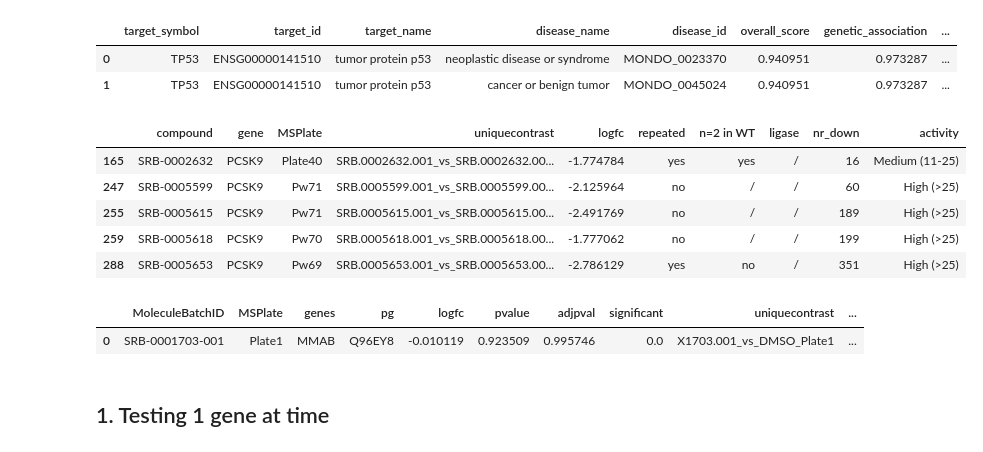
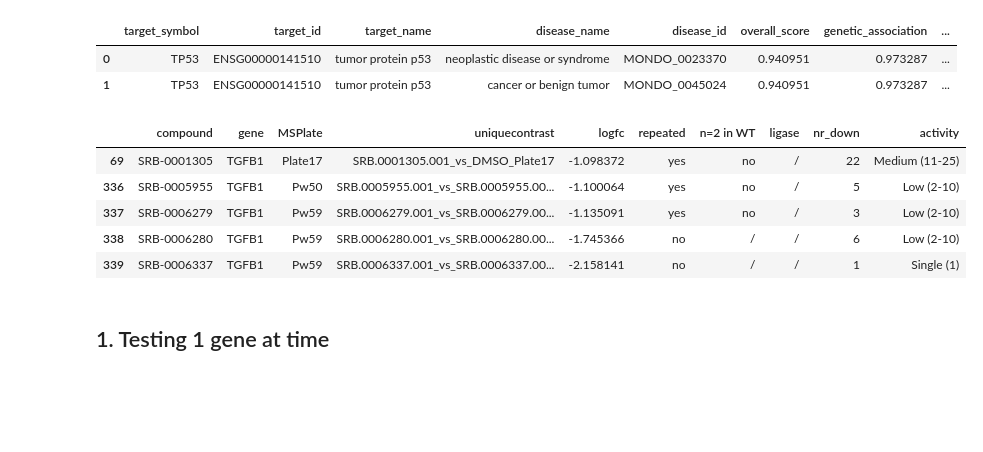
Before and after one commit to gtamo39/MS_ML, a Jupyter notebook: vignettes/MS_TargetML.ipynb, the cells around one changed output. Saved outputs shown, nothing was run; the diff lists cells and outputs as text; code cells hidden in the pictures; blank space fills up the shorter version.

```diff
--- a/vignettes/MS_TargetML.ipynb
+++ b/vignettes/MS_TargetML.ipynb
@@ -316,19 +445,14 @@ rows per priority area:
 # %%
 ## get Validaton data
 val = pd.read_csv(DROPBOX_VALIDATION).fillna('/')
-val[val['gene']=='PCSK9']
+val[val['gene']=='TGFB1']
 # %% [output]
 |  | compound | gene | MSPlate | uniquecontrast | logfc | repeated | n=2 in WT | ligase | nr_down | activity |
-| 165 | SRB-0002632 | PCSK9 | Plate40 | SRB.0002632.001_vs_SRB.0002632.00... | -1.774784 | yes | yes | / | 16 | Medium (11-25) |
-| 247 | SRB-0005599 | PCSK9 | Pw71 | SRB.0005599.001_vs_SRB.0005599.00... | -2.125964 | no | / | / | 60 | High (>25) |
-| 255 | SRB-0005615 | PCSK9 | Pw71 | SRB.0005615.001_vs_SRB.0005615.00... | -2.491769 | no | / | / | 189 | High (>25) |
-| 259 | SRB-0005618 | PCSK9 | Pw70 | SRB.0005618.001_vs_SRB.0005618.00... | -1.777062 | no | / | / | 199 | High (>25) |
-| 288 | SRB-0005653 | PCSK9 | Pw69 | SRB.0005653.001_vs_SRB.0005653.00... | -2.786129 | yes | no | / | 351 | High (>25) |
+| 69 | SRB-0001305 | TGFB1 | Plate17 | SRB.0001305.001_vs_DMSO_Plate17 | -1.098372 | yes | no | / | 22 | Medium (11-25) |
+| 336 | SRB-0005955 | TGFB1 | Pw50 | SRB.0005955.001_vs_SRB.0005955.00... | -1.100064 | yes | no | / | 5 | Low (2-10) |
+| 337 | SRB-0006279 | TGFB1 | Pw59 | SRB.0006279.001_vs_SRB.0006279.00... | -1.135091 | yes | no | / | 3 | Low (2-10) |
+| 338 | SRB-0006280 | TGFB1 | Pw59 | SRB.0006280.001_vs_SRB.0006280.00... | -1.745366 | no | / | / | 6 | Low (2-10) |
+| 339 | SRB-0006337 | TGFB1 | Pw59 | SRB.0006337.001_vs_SRB.0006337.00... | -2.158141 | no | / | / | 1 | Single (1) |
-# %%
-df_raw.head(1)
-# %% [output]
-|  | MoleculeBatchID | MSPlate | genes | pg | logfc | pvalue | adjpval | significant | uniquecontrast | ... |
-| 0 | SRB-0001703-001 | Plate1 | MMAB | Q96EY8 | -0.010119 | 0.923509 | 0.995746 | 0.0 | X1703.001_vs_DMSO_Plate1 | ... |
 # %%
 ## Volcano plot for one compound — all genes, target gene highlighted.
 ## Implementation lives in python/functions.py (fn.plot_volcano). This cell
```
Also changed, not shown: parts of 36 cells of this notebook, 7 other files.
